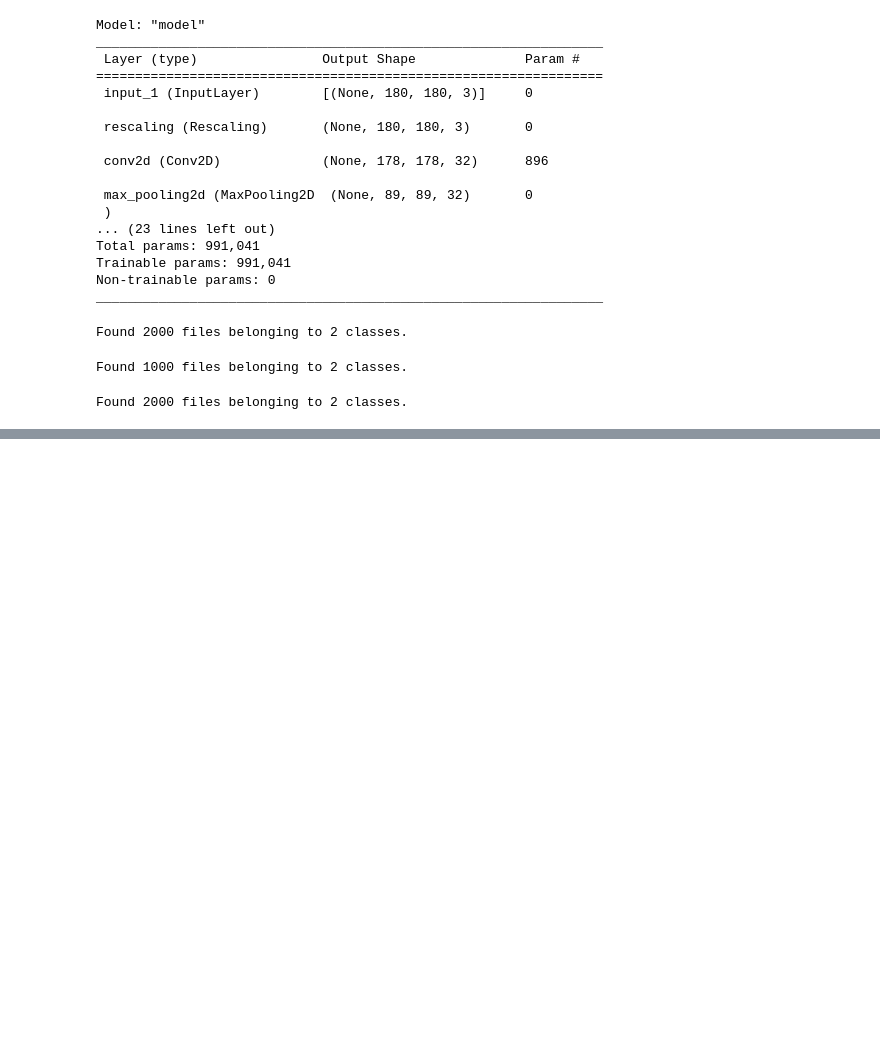
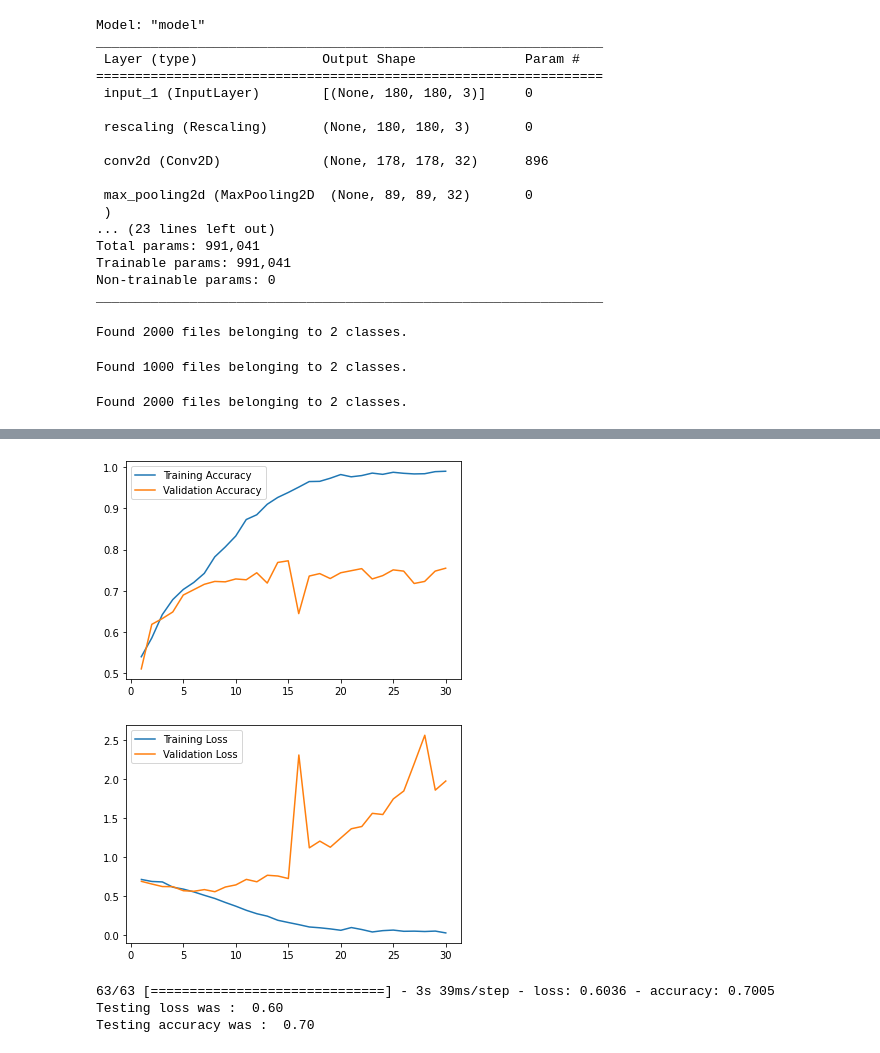
Before and after one commit to santoshrsarangi/tensorflow, a Jupyter notebook: computer-vision/2_Cats_vs_Dogs_Kaggle_Dataset.ipynb, the cells around one changed output, grey strips where cells are left out. Cells and saved outputs as stored; diff of their text form; code cells hidden in the pictures; blank space fills up the shorter version.

Commit message:
Ran model and plotted training and validation losses

```diff
--- a/computer-vision/2_Cats_vs_Dogs_Kaggle_Dataset.ipynb
+++ b/computer-vision/2_Cats_vs_Dogs_Kaggle_Dataset.ipynb
@@ -115,3 +115,16 @@ Found 1000 files belonging to 2 classes.
 test_dataset = image_dataset_from_directory(new_dir / "test", batch_size=32, image_size=(180, 180))
 # %% [output]
 Found 2000 files belonging to 2 classes.
+# %%
+callbacks = [
+    keras.callbacks.ModelCheckpoint(filepath="cats-vs-dogs.keras", monitor='val_loss', save_best_only=True)
+]
+# %%
+model = getmodel()
+# %%
+history = model.fit(train_dataset,
+                    validation_data=validation_dataset,
+                    epochs=30,
+                    batch_size=32,
+                    callbacks = callbacks
+                    )
@@ -117,0 +149,27 @@ Found 2000 files belonging to 2 classes.
+# %%
+import matplotlib.pyplot as plt
+
+epochs = len(history.history["val_loss"])
+
+plt.plot(range(1, epochs+1), history.history["accuracy"], label="Training Accuracy")
+plt.plot(range(1, epochs+1), history.history["val_accuracy"], label="Validation Accuracy")
+plt.legend()
+
+plt.figure()
+plt.plot(range(1, epochs+1), history.history["loss"], label="Training Loss")
+plt.plot(range(1, epochs+1), history.history["val_loss"], label="Validation Loss")
+plt.legend()
+
+plt.show()
+# %% [output]
+[figure, added]
+[figure, added]
+# %%
+model = keras.models.load_model("cats-vs-dogs.keras")
+test_loss, test_accuracy = model.evaluate(test_dataset)
+print(f"Testing loss was : {test_loss: .2f}")
+print(f"Testing accuracy was : {test_accuracy: .2f}")
+# %% [output]
+63/63 [==============================] - 3s 39ms/step - loss: 0.6036 - accuracy: 0.7005
+Testing loss was :  0.60
+Testing accuracy was :  0.70
```
Also changed, not shown: parts of 2 cells of this notebook.
